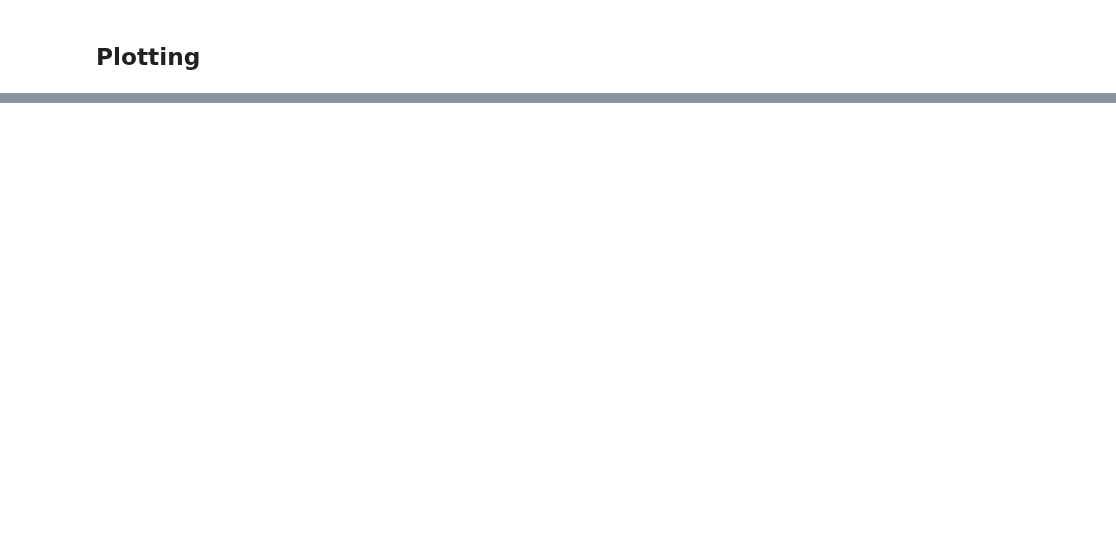
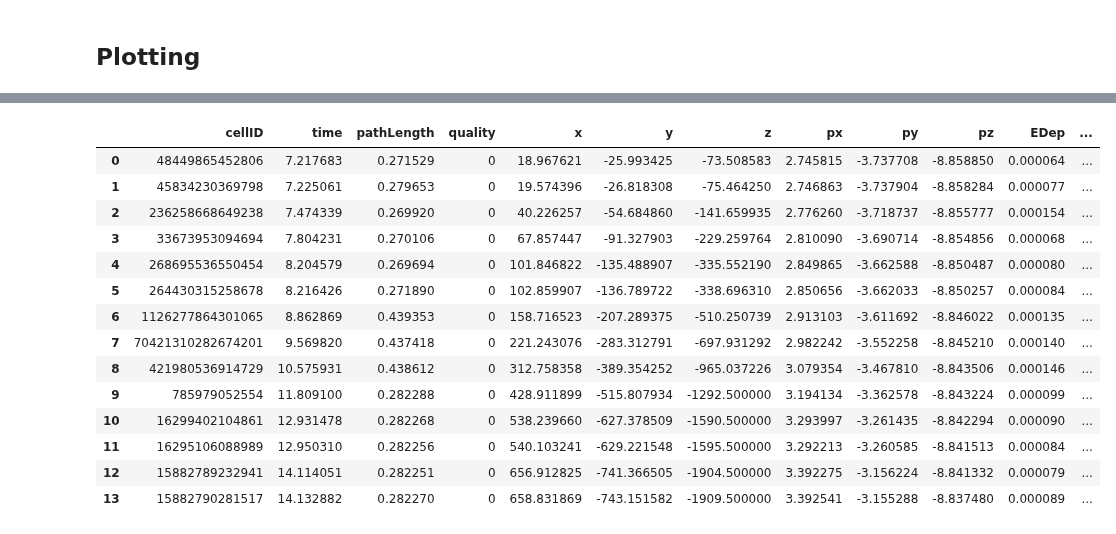
Before and after one commit to OpenDataDetector/ColliderML-Production, a Jupyter notebook: notebooks/physics/22_DM_particle_gun_multithreading.ipynb, the cells around one changed output, grey strips where cells are left out. Saved outputs shown, nothing was run; the diff lists cells and outputs as text; code cells hidden in the pictures; blank space fills up the shorter version.

```diff
--- a/notebooks/physics/22_DM_particle_gun_multithreading.ipynb
+++ b/notebooks/physics/22_DM_particle_gun_multithreading.ipynb
@@ -121,3 +136,21 @@ tracker_reco_particles = particles[particles.index.isin(hits.particle_id)]
+# %%
+MT_hits
+# %% [output]
+|  | cellID | time | pathLength | quality | x | y | z | px | py | pz | EDep | ... |
+| 0 | 48449865452806 | 7.217683 | 0.271529 | 0 | 18.967621 | -25.993425 | -73.508583 | 2.745815 | -3.737708 | -8.858850 | 0.000064 | ... |
+| 1 | 45834230369798 | 7.225061 | 0.279653 | 0 | 19.574396 | -26.818308 | -75.464250 | 2.746863 | -3.737904 | -8.858284 | 0.000077 | ... |
+| 2 | 236258668649238 | 7.474339 | 0.269920 | 0 | 40.226257 | -54.684860 | -141.659935 | 2.776260 | -3.718737 | -8.855777 | 0.000154 | ... |
+| 3 | 33673953094694 | 7.804231 | 0.270106 | 0 | 67.857447 | -91.327903 | -229.259764 | 2.810090 | -3.690714 | -8.854856 | 0.000068 | ... |
+| 4 | 268695536550454 | 8.204579 | 0.269694 | 0 | 101.846822 | -135.488907 | -335.552190 | 2.849865 | -3.662588 | -8.850487 | 0.000080 | ... |
+| 5 | 264430315258678 | 8.216426 | 0.271890 | 0 | 102.859907 | -136.789722 | -338.696310 | 2.850656 | -3.662033 | -8.850257 | 0.000084 | ... |
+| 6 | 1126277864301065 | 8.862869 | 0.439353 | 0 | 158.716523 | -207.289375 | -510.250739 | 2.913103 | -3.611692 | -8.846022 | 0.000135 | ... |
+| 7 | 70421310282674201 | 9.569820 | 0.437418 | 0 | 221.243076 | -283.312791 | -697.931292 | 2.982242 | -3.552258 | -8.845210 | 0.000140 | ... |
+| 8 | 421980536914729 | 10.575931 | 0.438612 | 0 | 312.758358 | -389.354252 | -965.037226 | 3.079354 | -3.467810 | -8.843506 | 0.000146 | ... |
+| 9 | 785979052554 | 11.809100 | 0.282288 | 0 | 428.911899 | -515.807934 | -1292.500000 | 3.194134 | -3.362578 | -8.843224 | 0.000099 | ... |
+| 10 | 16299402104861 | 12.931478 | 0.282268 | 0 | 538.239660 | -627.378509 | -1590.500000 | 3.293997 | -3.261435 | -8.842294 | 0.000090 | ... |
+| 11 | 16295106088989 | 12.950310 | 0.282256 | 0 | 540.103241 | -629.221548 | -1595.500000 | 3.292213 | -3.260585 | -8.841513 | 0.000084 | ... |
+| 12 | 15882789232941 | 14.114051 | 0.282251 | 0 | 656.912825 | -741.366505 | -1904.500000 | 3.392275 | -3.156224 | -8.841332 | 0.000079 | ... |
+| 13 | 15882790281517 | 14.132882 | 0.282270 | 0 | 658.831869 | -743.151582 | -1909.500000 | 3.392541 | -3.155288 | -8.837480 | 0.000089 | ... |
 # %%
 fig, (ax1, ax2) = plt.subplots(1, 2, figsize=(20, 10))
 
```
Also changed, not shown: parts of 15 cells of this notebook, 1 other file.
